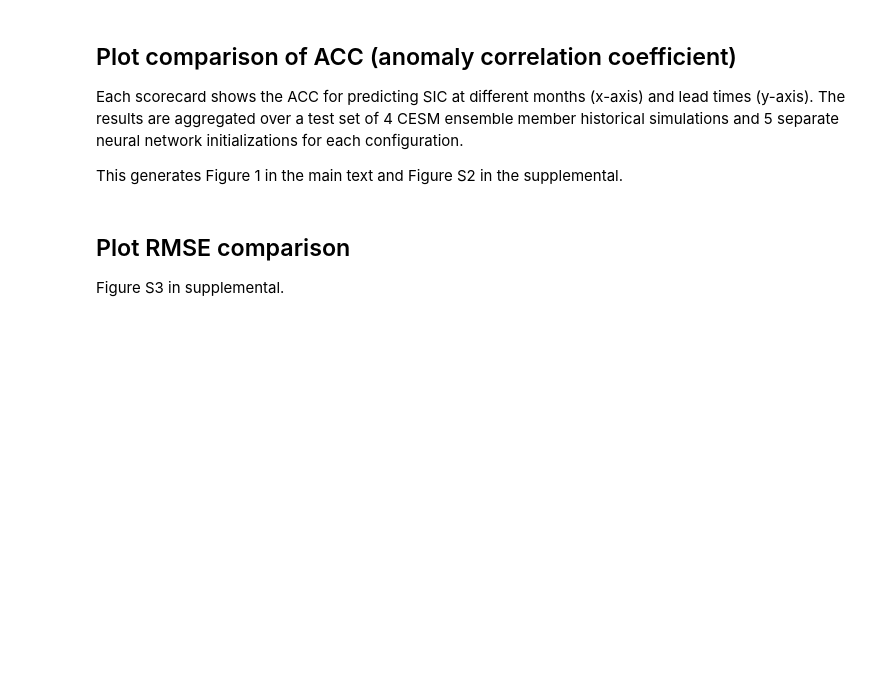
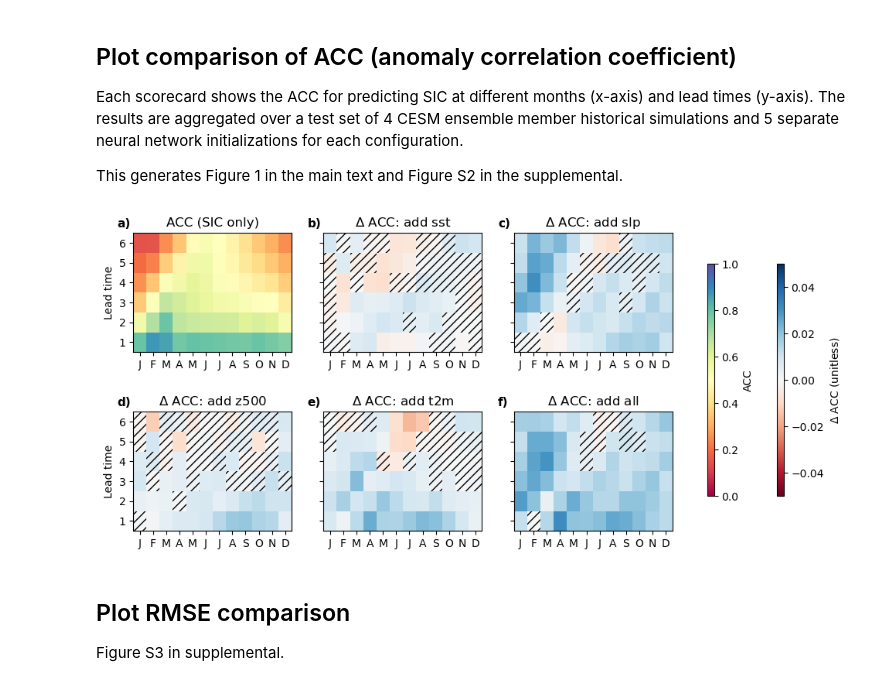
Before and after one commit to ychnli/sicpred, a Jupyter notebook: exp1_figures.ipynb, the cells around one changed output. Saved outputs shown, nothing was run; the diff lists cells and outputs as text; code cells hidden in the pictures; blank space fills up the shorter version.

```diff
--- a/exp1_figures.ipynb
+++ b/exp1_figures.ipynb
@@ -48,7 +53,9 @@ acc = {}
 acc_agg = {}
 significance_ds = {}
 
-for cname in CNAMES:
+input_configs_extended = CNAMES + ["input3e", "input3f", "input4a"]
+
+for cname in input_configs_extended:
     acc_agg[cname] = xr.open_dataset(
         os.path.join(config_cesm.PREDICTIONS_DIRECTORY, f"exp1_{cname}", "diagnostics/acc_agg.nc")
     )["acc"]
@@ -56,7 +63,7 @@ for cname in CNAMES:
         os.path.join(config_cesm.PREDICTIONS_DIRECTORY, f"exp1_{cname}", "diagnostics/acc.nc")
     )["acc"]
 
-for cname in CNAMES:
+for cname in input_configs_extended:
     if cname == "input2":
         continue
 
@@ -70,7 +77,7 @@ Each scorecard shows the ACC for predicting SIC at different months (x-axis) and
 
 This generates Figure 1 in the main text and Figure S2 in the supplemental.
 # %%
-P_VALUE_CUTOFF = 0.01
+P_VALUE_CUTOFF = 0.05
 
 import matplotlib.patches as mpatches
 import string
@@ -97,34 +104,36 @@ for i, ax in enumerate(axs[1:]):
     input_config = input_configs[i]
     cax = ax.pcolormesh(x, y, acc_agg[input_config].mean("nn_member_id") - acc_input2,
             cmap='RdBu', shading='flat', vmin=-0.05, vmax=0.05)
     significance_mask = (significance_ds[input_config].p_value > P_VALUE_CUTOFF).astype(int)
     add_hatching(ax, significance_mask, x, y)
     ax.set_xticks(x_centers, labels=["J","F","M","A","M","J","J","A","S","O","N","D"])
     ax.set_yticks(y_centers, labels=np.arange(1,7,1))
     ax.set_title(f"$\Delta$ ACC: add {input_added[i]}")
 
 axs[3].set_ylabel("Lead time")
 
 cbar_ax = fig.add_axes([0.95, 0.2, 0.01, 0.6])
 cbar_ax2 = fig.add_axes([1.05, 0.2, 0.01, 0.6])
 
 plt.colorbar(cax, cax=cbar_ax2, label=r'$\Delta$ ACC (unitless)', orientation='vertical')
 plt.colorbar(cax2, cax=cbar_ax, label=r'ACC', orientation='vertical')
 
 plt.subplots_adjust(hspace=0.5)
 
 panel_labels = list(string.ascii_lowercase)
 
 for i, ax in enumerate(axs):
     ax.annotate(
         f"{panel_labels[i]})",
         xy=(0, 1), xycoords="axes fraction",
         xytext=(-0.1, 1.03), textcoords="axes fraction",
         ha="left", va="bottom",
         fontsize=11, fontweight="bold"
     )
 
-plt.savefig("figures/cesm_new/exp1_ACC_absolute.pdf", bbox_inches='tight')
+# plt.savefig("figures/cesm_new/exp1_ACC_absolute.pdf", bbox_inches='tight')
+# %% [output]
+[figure, added]
 # %%
 P_VALUE_CUTOFF = 0.01
 
```
Also changed, not shown: parts of 5 cells of this notebook, 6 other files.
